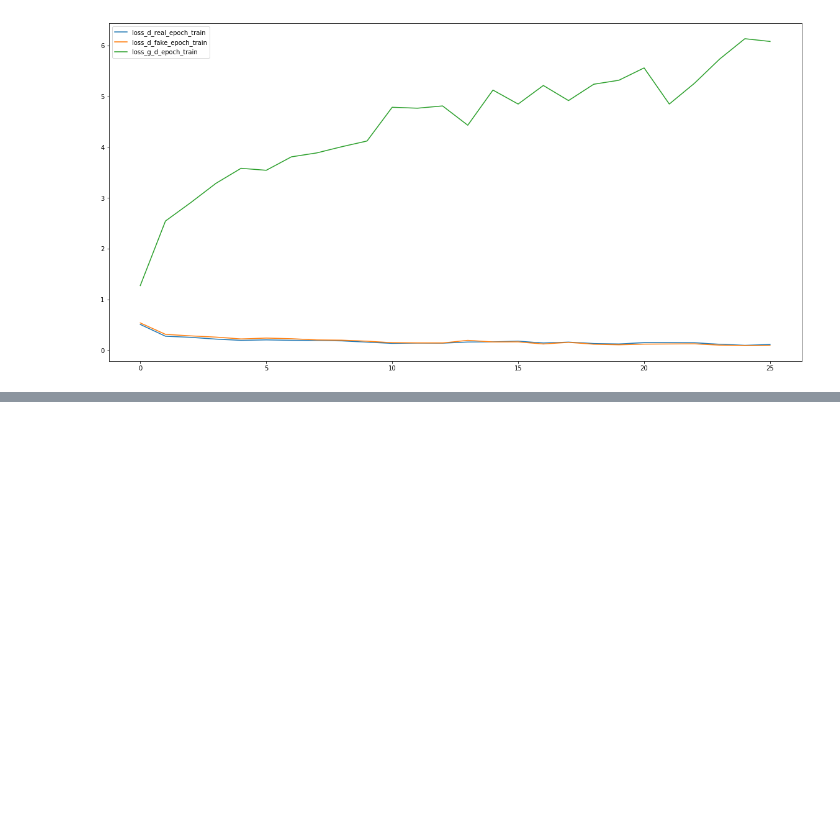
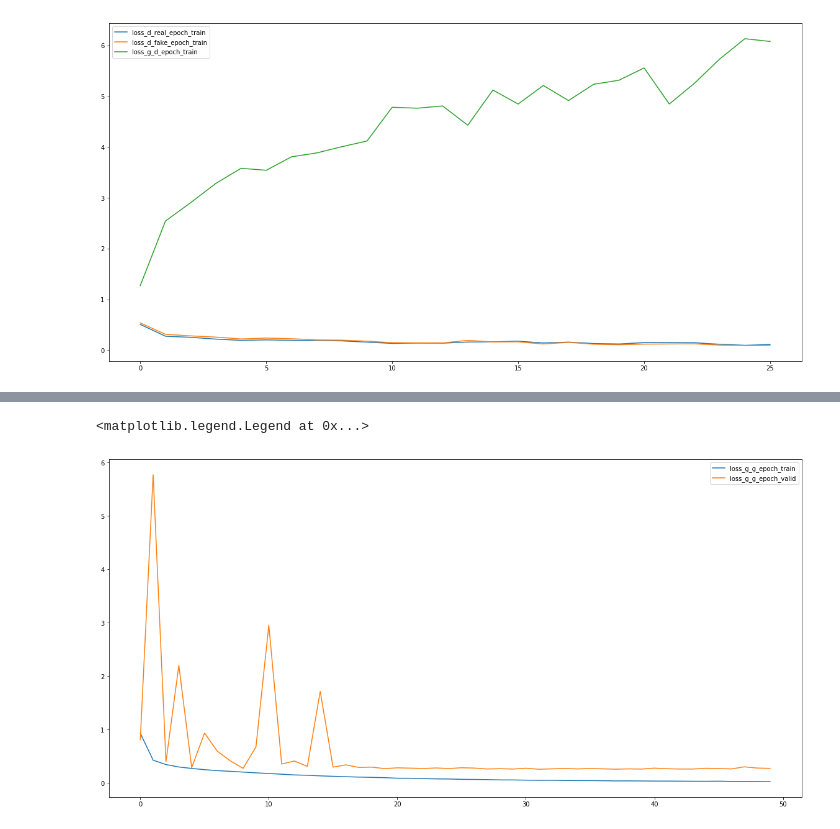
Before and after one commit to vuiisiper/MR2CTsynthesis, a Jupyter notebook: code/visualization/gan_train_valid_loss.ipynb, the cells around one changed output, grey strips where cells are left out. Saved outputs shown, nothing was run; the diff lists cells and outputs as text; code cells hidden in the pictures; blank space fills up the shorter version.

```diff
--- a/code/visualization/gan_train_valid_loss.ipynb
+++ b/code/visualization/gan_train_valid_loss.ipynb
@@ -51,0 +45,9 @@ plt.legend()
+# %%
+plt.figure(figsize = [20,10])
+for key in log.keys():
+    if key in ['loss_g_g_epoch_train','loss_g_g_epoch_valid']:
+        plt.plot(log[key],label=key)
+plt.legend()
+# %% [output]
+<matplotlib.legend.Legend at 0x...>
+[figure, added]
```
Also changed, not shown: parts of 3 cells of this notebook, 4 other files.
